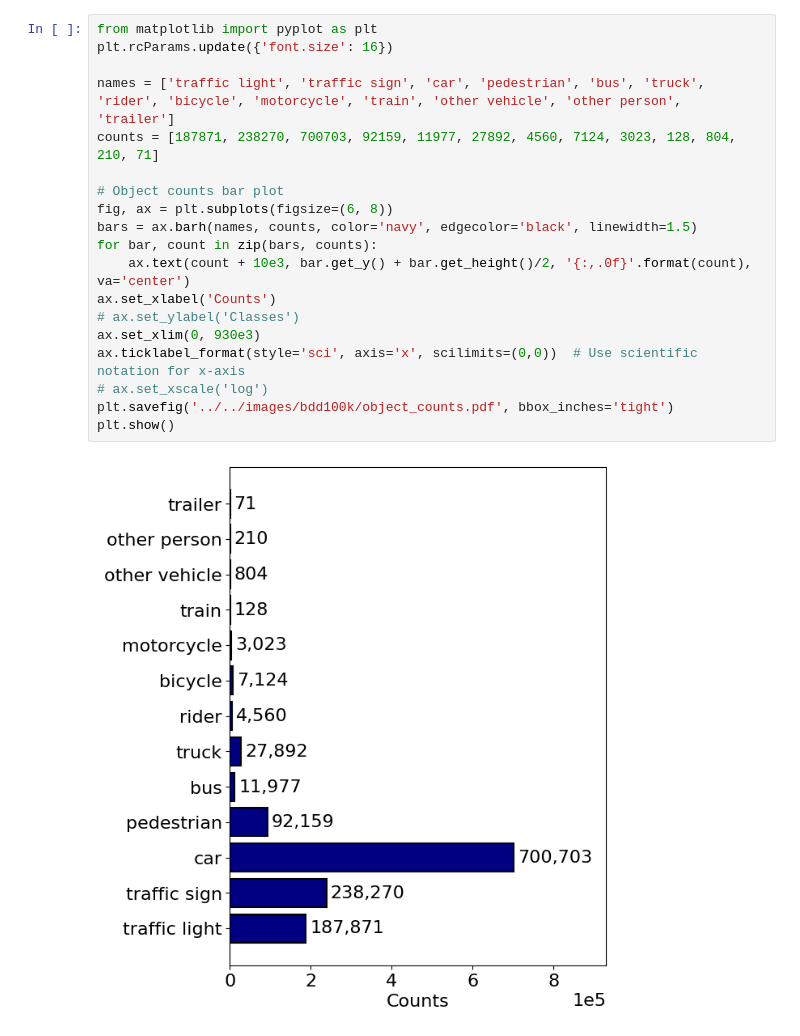
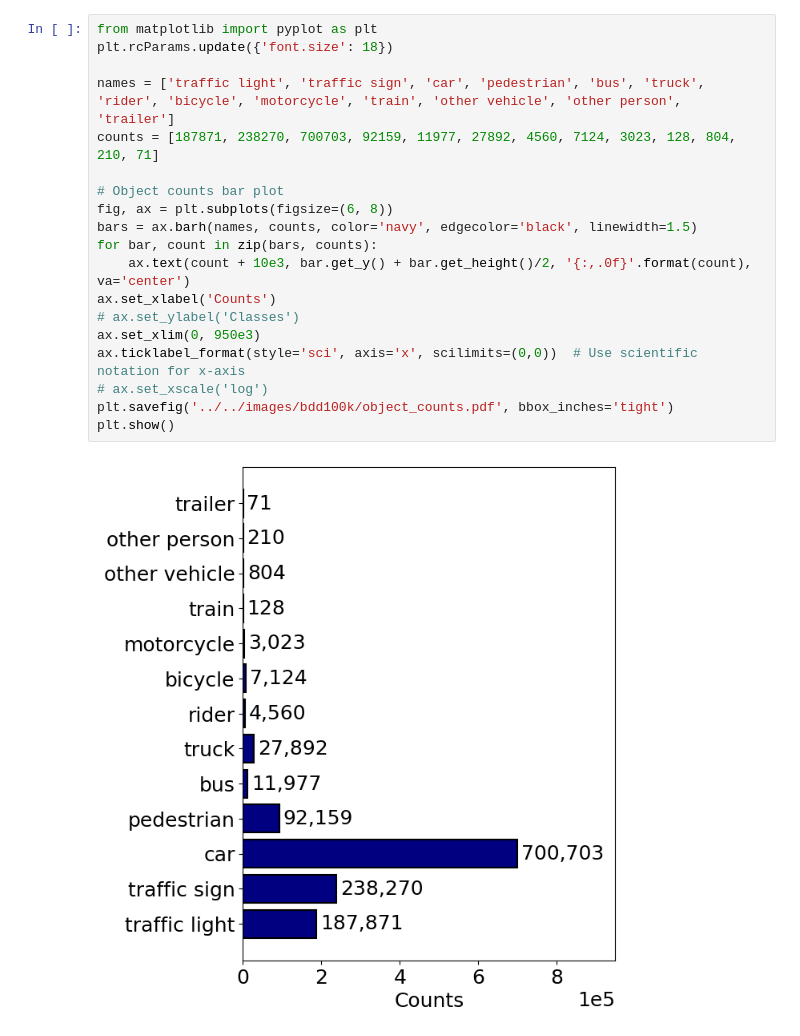
Before and after one commit to alberto-trabacchin/vision-adas-thesis, a Jupyter notebook: code/bdd100k_distribution/distribution.ipynb, the cells around one changed output. Cells and saved outputs as stored; diff of their text form.

```diff
--- a/code/bdd100k_distribution/distribution.ipynb
+++ b/code/bdd100k_distribution/distribution.ipynb
@@ -1,24 +1,24 @@
 # %%
 from matplotlib import pyplot as plt
-plt.rcParams.update({'font.size': 16})
+plt.rcParams.update({'font.size': 18})
 
 names = ['traffic light', 'traffic sign', 'car', 'pedestrian', 'bus', 'truck', 'rider', 'bicycle', 'motorcycle', 'train', 'other vehicle', 'other person', 'trailer']
 counts = [187871, 238270, 700703, 92159, 11977, 27892, 4560, 7124, 3023, 128, 804, 210, 71]
 
 # Object counts bar plot
 fig, ax = plt.subplots(figsize=(6, 8))
 bars = ax.barh(names, counts, color='navy', edgecolor='black', linewidth=1.5)
 for bar, count in zip(bars, counts):
     ax.text(count + 10e3, bar.get_y() + bar.get_height()/2, '{:,.0f}'.format(count), va='center')
 ax.set_xlabel('Counts')
 # ax.set_ylabel('Classes')
-ax.set_xlim(0, 930e3)
+ax.set_xlim(0, 950e3)
 ax.ticklabel_format(style='sci', axis='x', scilimits=(0,0))  # Use scientific notation for x-axis
 # ax.set_xscale('log')
 plt.savefig('../../images/bdd100k/object_counts.pdf', bbox_inches='tight')
 plt.show()
 # %% [output]
-[figure, old version]
+[figure, new version]
 # %%
 # Frame counts bar plot
 names = ['traffic light', 'traffic sign', 'car', 'pedestrian', 'bus', 'truck', 'rider', 'bicycle', 'motorcycle', 'train', 'other vehicle', 'other person', 'trailer']
```
Also changed, not shown: parts of 1 cell of this notebook, 4 other files.
